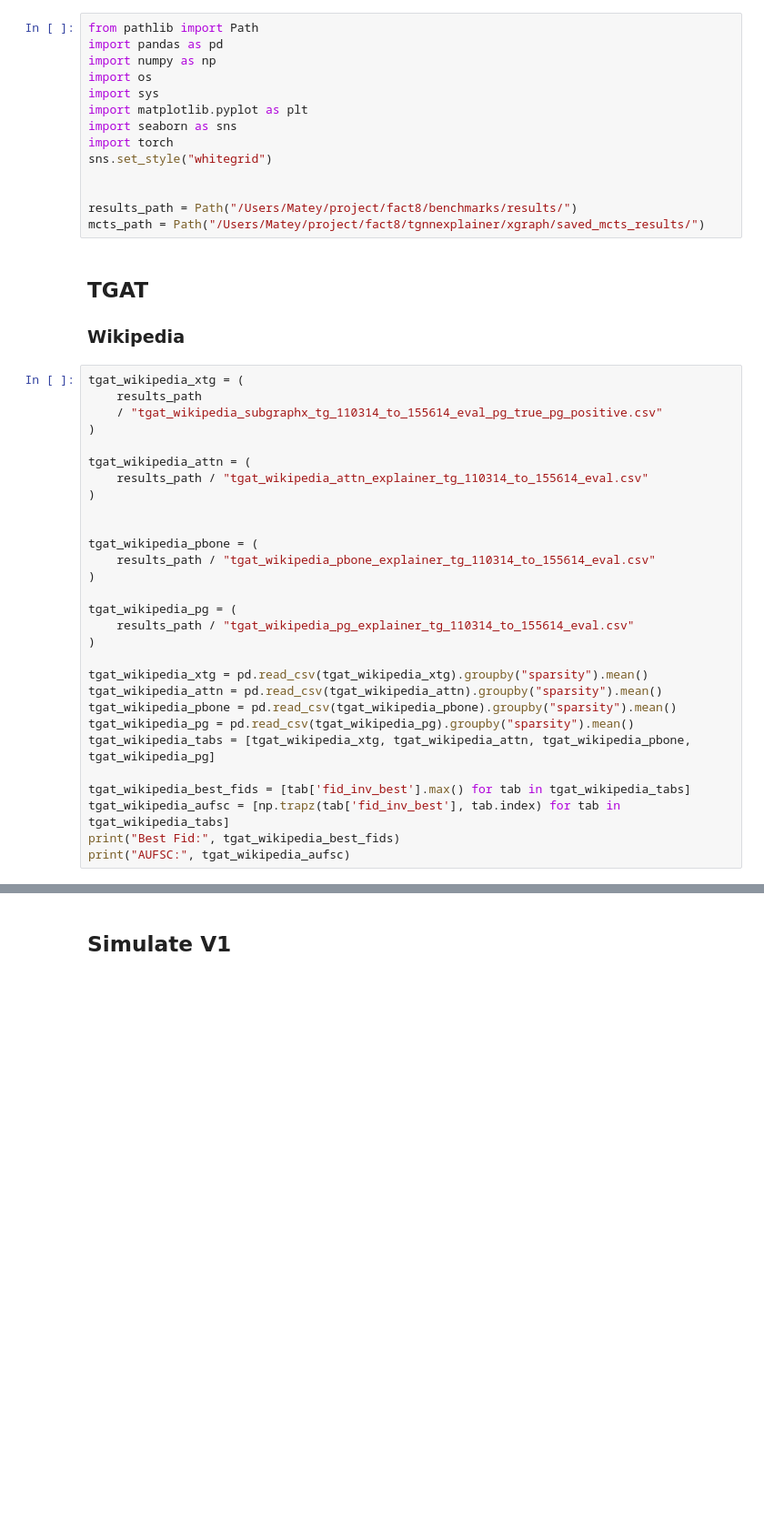
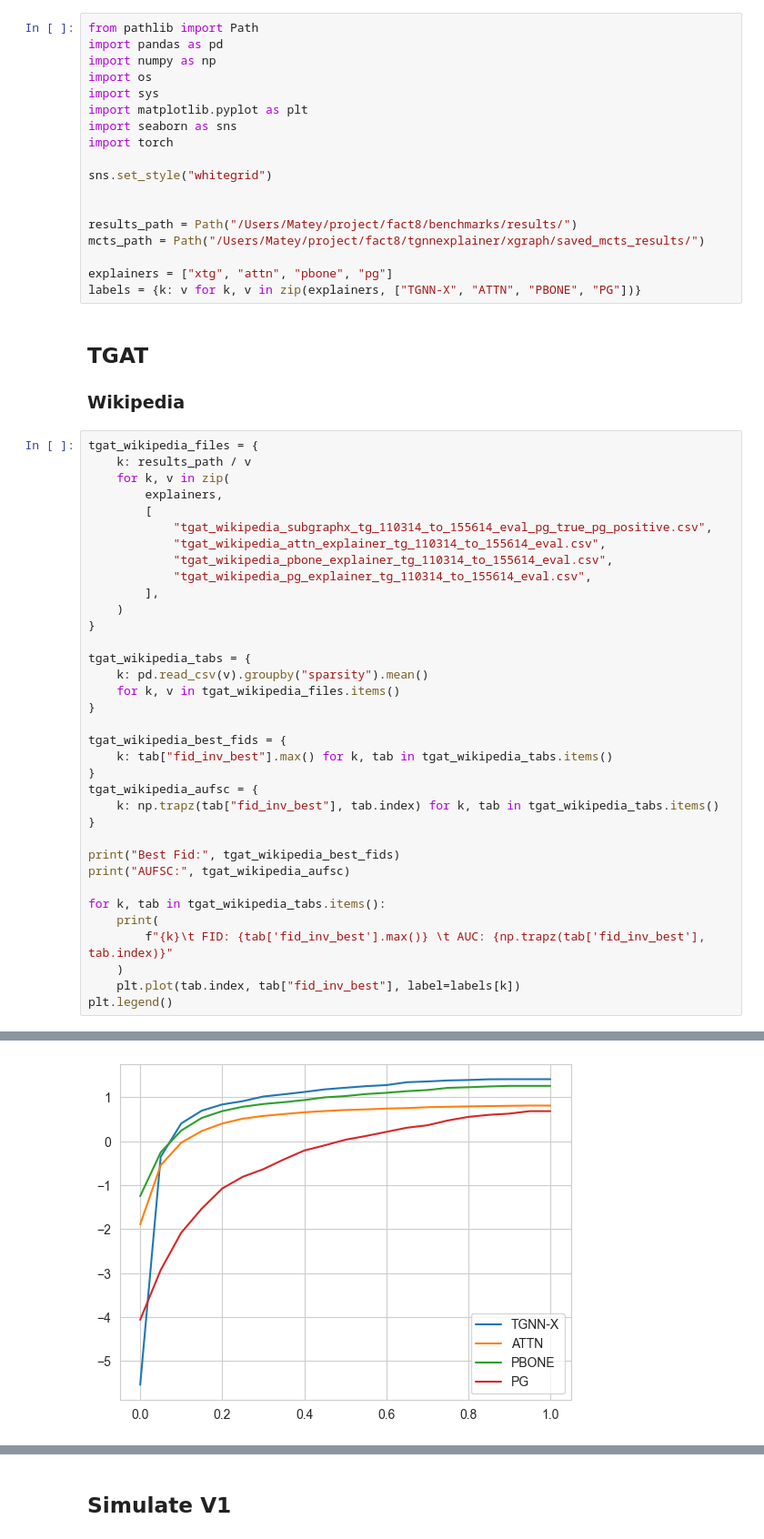
Before and after one commit to m-krastev/fact8-temporal-graph, a Jupyter notebook: notebooks/results_processing.ipynb, the cells around one changed output, grey strips where cells are left out. Shown at 91% size. Drawn from its saved outputs; the diff is of its cells as text; blank space fills up the shorter version.

```diff
--- a/notebooks/results_processing.ipynb
+++ b/notebooks/results_processing.ipynb
@@ -7,41 +7,51 @@ import sys
 import matplotlib.pyplot as plt
 import seaborn as sns
 import torch
+
 sns.set_style("whitegrid")
 
 
 results_path = Path("/Users/Matey/project/fact8/benchmarks/results/")
 mcts_path = Path("/Users/Matey/project/fact8/tgnnexplainer/xgraph/saved_mcts_results/")
+
+explainers = ["xtg", "attn", "pbone", "pg"]
+labels = {k: v for k, v in zip(explainers, ["TGNN-X", "ATTN", "PBONE", "PG"])}
 # %% [markdown]
 ## TGAT
 ### Wikipedia
 # %%
-tgat_wikipedia_xtg = (
-    results_path
-    / "tgat_wikipedia_subgraphx_tg_110314_to_155614_eval_pg_true_pg_positive.csv"
-)
+tgat_wikipedia_files = {
+    k: results_path / v
+    for k, v in zip(
+        explainers,
+        [
+            "tgat_wikipedia_subgraphx_tg_110314_to_155614_eval_pg_true_pg_positive.csv",
+            "tgat_wikipedia_attn_explainer_tg_110314_to_155614_eval.csv",
+            "tgat_wikipedia_pbone_explainer_tg_110314_to_155614_eval.csv",
+            "tgat_wikipedia_pg_explainer_tg_110314_to_155614_eval.csv",
+        ],
+    )
+}
 
-tgat_wikipedia_attn = (
-    results_path / "tgat_wikipedia_attn_explainer_tg_110314_to_155614_eval.csv"
-)
+tgat_wikipedia_tabs = {
+    k: pd.read_csv(v).groupby("sparsity").mean()
+    for k, v in tgat_wikipedia_files.items()
+}
 
+tgat_wikipedia_best_fids = {
+    k: tab["fid_inv_best"].max() for k, tab in tgat_wikipedia_tabs.items()
+}
+tgat_wikipedia_aufsc = {
+    k: np.trapz(tab["fid_inv_best"], tab.index) for k, tab in tgat_wikipedia_tabs.items()
+}
 
-tgat_wikipedia_pbone = (
-    results_path / "tgat_wikipedia_pbone_explainer_tg_110314_to_155614_eval.csv"
-)
-
-tgat_wikipedia_pg = (
-    results_path / "tgat_wikipedia_pg_explainer_tg_110314_to_155614_eval.csv"
-)
-
-tgat_wikipedia_xtg = pd.read_csv(tgat_wikipedia_xtg).groupby("sparsity").mean()
-tgat_wikipedia_attn = pd.read_csv(tgat_wikipedia_attn).groupby("sparsity").mean()
-tgat_wikipedia_pbone = pd.read_csv(tgat_wikipedia_pbone).groupby("sparsity").mean()
-tgat_wikipedia_pg = pd.read_csv(tgat_wikipedia_pg).groupby("sparsity").mean()
-tgat_wikipedia_tabs = [tgat_wikipedia_xtg, tgat_wikipedia_attn, tgat_wikipedia_pbone, tgat_wikipedia_pg]
-
-tgat_wikipedia_best_fids = [tab['fid_inv_best'].max() for tab in tgat_wikipedia_tabs]
-tgat_wikipedia_aufsc = [np.trapz(tab['fid_inv_best'], tab.index) for tab in tgat_wikipedia_tabs]
 print("Best Fid:", tgat_wikipedia_best_fids)
 print("AUFSC:", tgat_wikipedia_aufsc)
+
+for k, tab in tgat_wikipedia_tabs.items():
+    print(
+        f"{k}\t FID: {tab['fid_inv_best'].max()} \t AUC: {np.trapz(tab['fid_inv_best'], tab.index)}"
+    )
+    plt.plot(tab.index, tab["fid_inv_best"], label=labels[k])
+plt.legend()
 # %% [output]
@@ -49,0 +65 @@ AUFSC: [1.260553622080013, 0.5135449815198778, 0.8691429810960776, -0.6502852066
+[figure, added]
```
Also changed, not shown: parts of 23 cells of this notebook, 9 other files.
